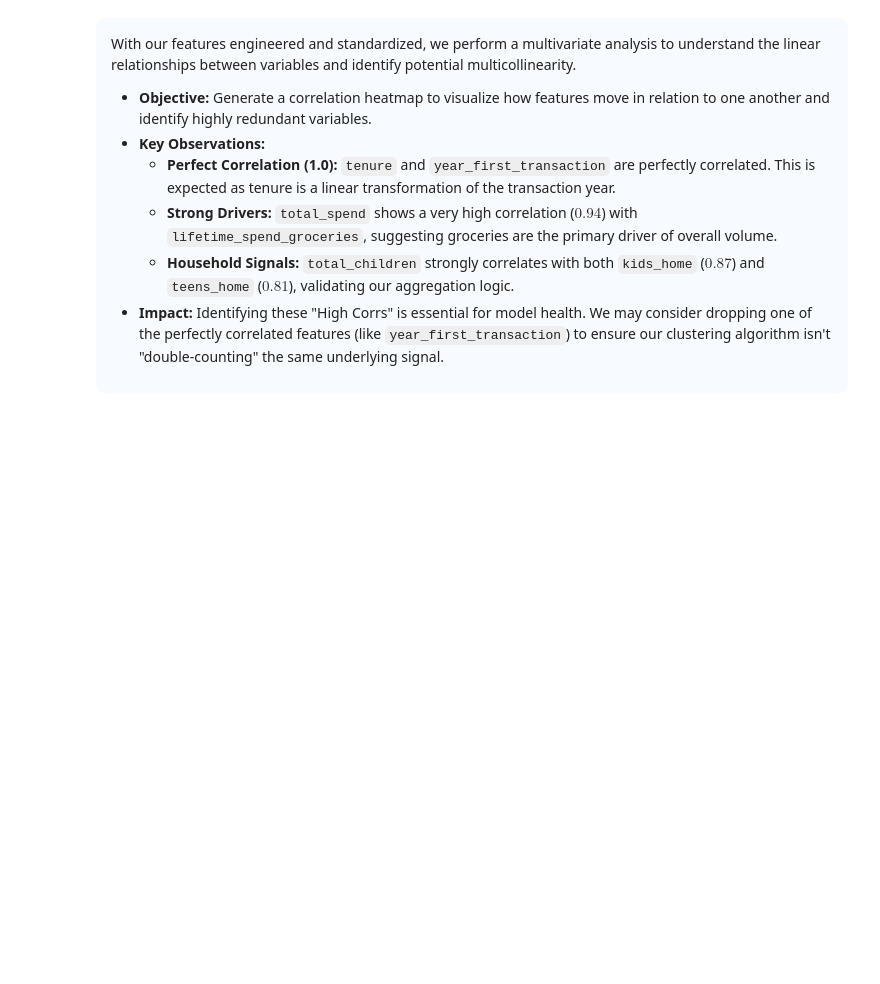
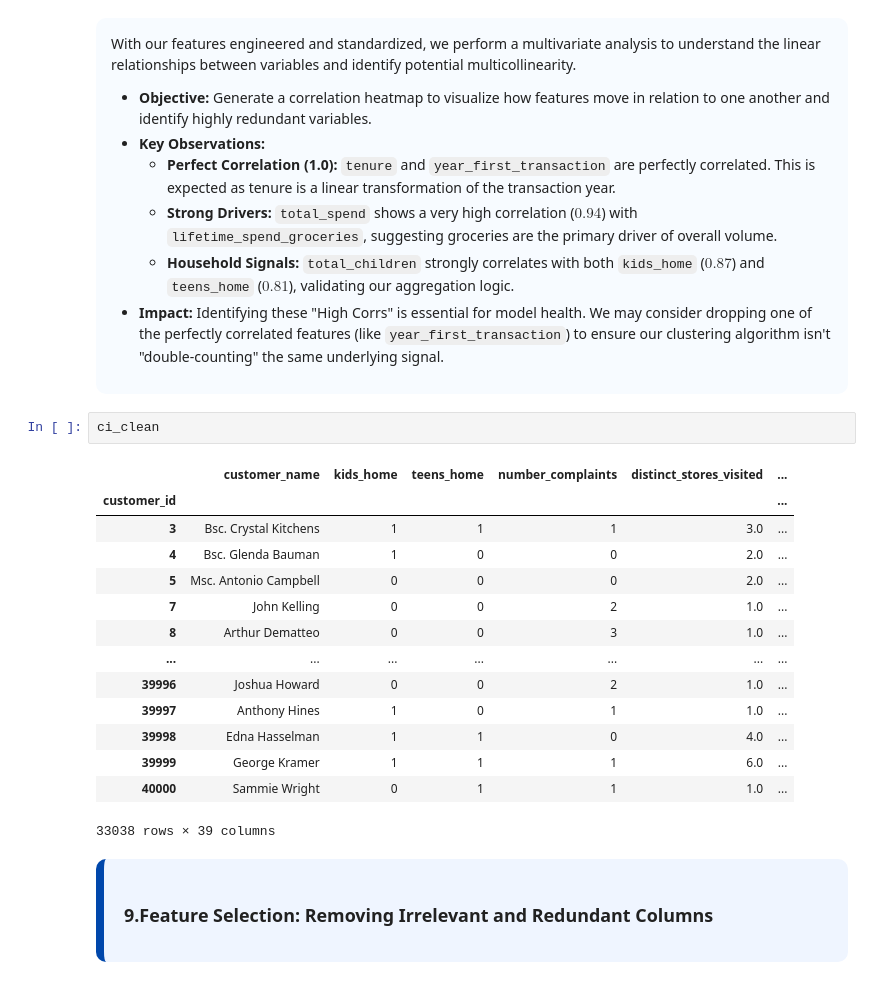
Before and after one commit to CarlotaMarto/CostumerSegP_MLII, a Jupyter notebook: pre-processing/eda.ipynb, the cells around one changed output. Drawn from its saved outputs; the diff is of its cells as text; blank space fills up the shorter version.

```diff
--- a/pre-processing/eda.ipynb
+++ b/pre-processing/eda.ipynb
@@ -867,3 +943,23 @@ With our features engineered and standardized, we perform a multivariate analysi
 * **Impact:** Identifying these "High Corrs" is essential for model health. We may consider dropping one of the perfectly correlated features (like `year_first_transaction`) to ensure our clustering algorithm isn't "double-counting" the same underlying signal.
 
 </div>
+# %%
+ci_clean
+# %% [output]
+|  | customer_name | kids_home | teens_home | number_complaints | distinct_stores_visited | ... |
+| customer_id |  |  |  |  |  | ... |
+| 3 | Bsc. Crystal Kitchens | 1 | 1 | 1 | 3.0 | ... |
+| 4 | Bsc. Glenda Bauman | 1 | 0 | 0 | 2.0 | ... |
+| 5 | Msc. Antonio Campbell | 0 | 0 | 0 | 2.0 | ... |
+| 7 | John Kelling | 0 | 0 | 2 | 1.0 | ... |
+| 8 | Arthur Dematteo | 0 | 0 | 3 | 1.0 | ... |
+| ... | ... | ... | ... | ... | ... | ... |
+| 39996 | Joshua Howard | 0 | 0 | 2 | 1.0 | ... |
+| 39997 | Anthony Hines | 1 | 0 | 1 | 1.0 | ... |
+| 39998 | Edna Hasselman | 1 | 1 | 0 | 4.0 | ... |
+| 39999 | George Kramer | 1 | 1 | 1 | 6.0 | ... |
+| 40000 | Sammie Wright | 0 | 1 | 1 | 1.0 | ... |
+33038 rows × 39 columns
+# %% [markdown]
+<div style="background-color:#EFF5FF; padding:20px; border-radius:10px; border-left:8px solid #0047AB;">
+<h3><b> 9.Feature Selection: Removing Irrelevant and Redundant Columns</h3>
```
Also changed, not shown: parts of 12 cells of this notebook, 1 other file.
